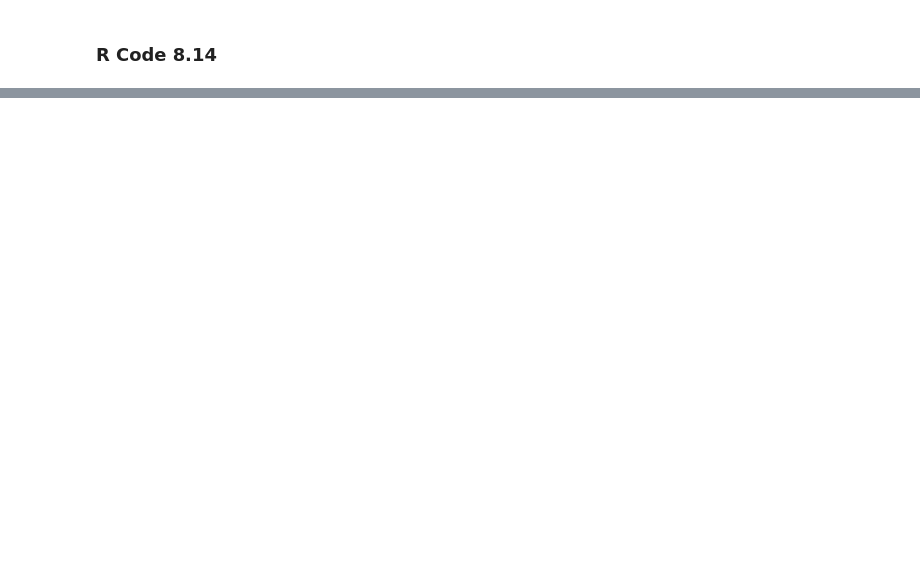
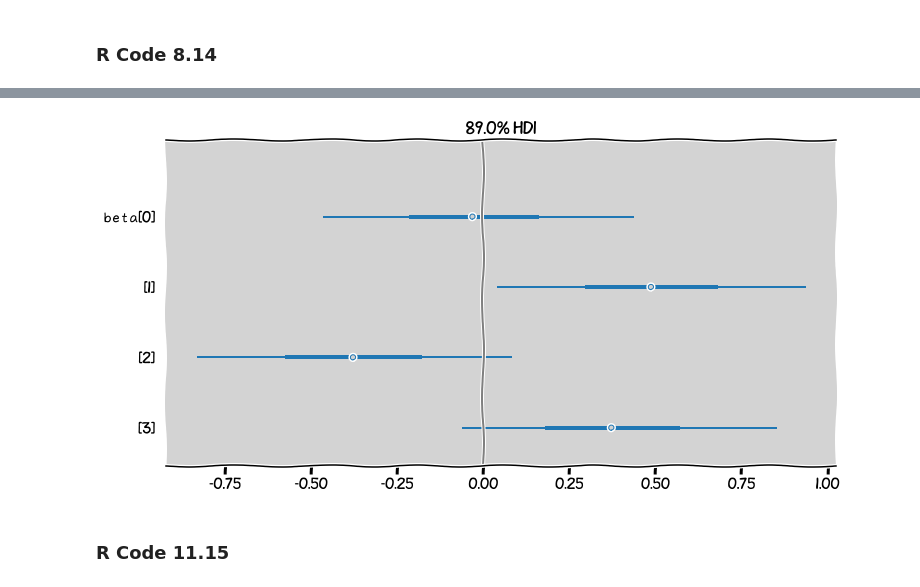
Before and after one commit to rodolphomacedo/statistical_rethinking_pt_BR, a Jupyter notebook: parte_11.ipynb, the cells around one changed output, grey strips where cells are left out. Cells and saved outputs as stored; diff of their text form; code cells hidden in the pictures; blank space fills up the shorter version.

```diff
--- a/parte_11.ipynb
+++ b/parte_11.ipynb
@@ -379,0 +532,15 @@ plt.show()
+# %%
+ax = az.plot_forest(samples_chimpanzees,
+                    combined=True,  # Joint all chains
+                    kind="forestplot", # or ridgeplot to plot densities
+                    var_names=['beta'],
+                    # transform=inv_logit,
+                    hdi_prob=0.89,
+                    figsize=(12, 6))
+
+plt.axvline(x=0, c='gray')
+plt.show()
+# %% [output]
+[figure, added]
+# %% [markdown]
+### R Code 11.15
```
Also changed, not shown: parts of 38 cells of this notebook.
